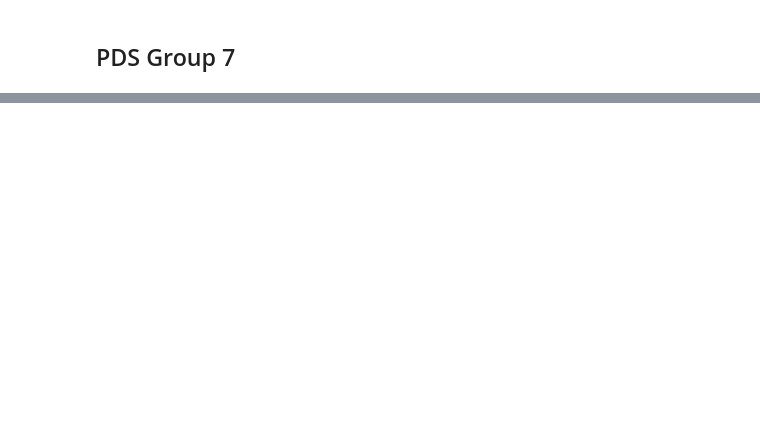
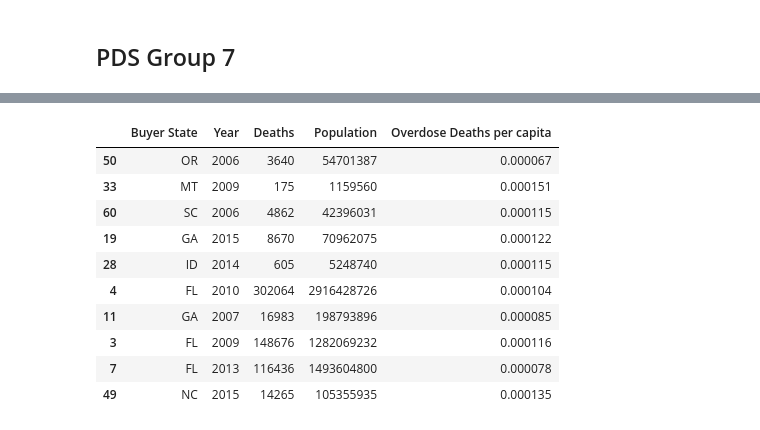
Before and after one commit to MIDS-at-Duke/pds-2025-opioids-study_on_opioids, a Jupyter notebook: study_on_opioids.ipynb, the cells around one changed output, grey strips where cells are left out. Cells and saved outputs as stored; diff of their text form; code cells hidden in the pictures; blank space fills up the shorter version.

```diff
--- a/study_on_opioids.ipynb
+++ b/study_on_opioids.ipynb
@@ -17,0 +23,21 @@ array(['FL', 'GA', 'ID', 'MT', 'NC', 'OR', 'SC', 'WA'], dtype=object)
+# %%
+# Calculate OD mortality rate on state-year level
+mort_rate = df.groupby(["Buyer State", "Year"], as_index=False).agg(
+    {"Deaths": "sum", "Population": "sum"}
+)
+
+mort_rate["Overdose Deaths per capita"] = mort_rate["Deaths"] / mort_rate["Population"]
+
+mort_rate.sample(10)
+# %% [output]
+|  | Buyer State | Year | Deaths | Population | Overdose Deaths per capita |
+| 50 | OR | 2006 | 3640 | 54701387 | 0.000067 |
+| 33 | MT | 2009 | 175 | 1159560 | 0.000151 |
+| 60 | SC | 2006 | 4862 | 42396031 | 0.000115 |
+| 19 | GA | 2015 | 8670 | 70962075 | 0.000122 |
+| 28 | ID | 2014 | 605 | 5248740 | 0.000115 |
+| 4 | FL | 2010 | 302064 | 2916428726 | 0.000104 |
+| 11 | GA | 2007 | 16983 | 198793896 | 0.000085 |
+| 3 | FL | 2009 | 148676 | 1282069232 | 0.000116 |
+| 7 | FL | 2013 | 116436 | 1493604800 | 0.000078 |
+| 49 | NC | 2015 | 14265 | 105355935 | 0.000135 |
```
Also changed, not shown: parts of 15 cells of this notebook.
